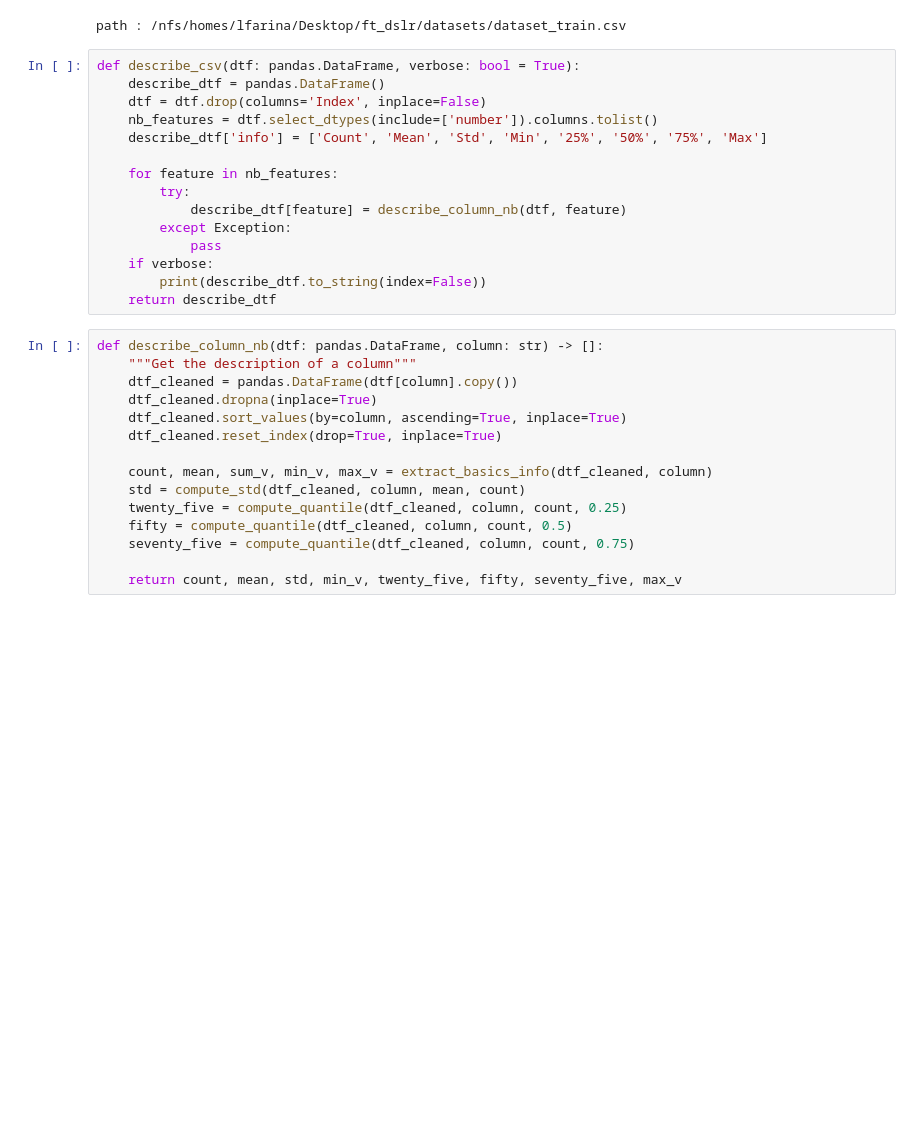
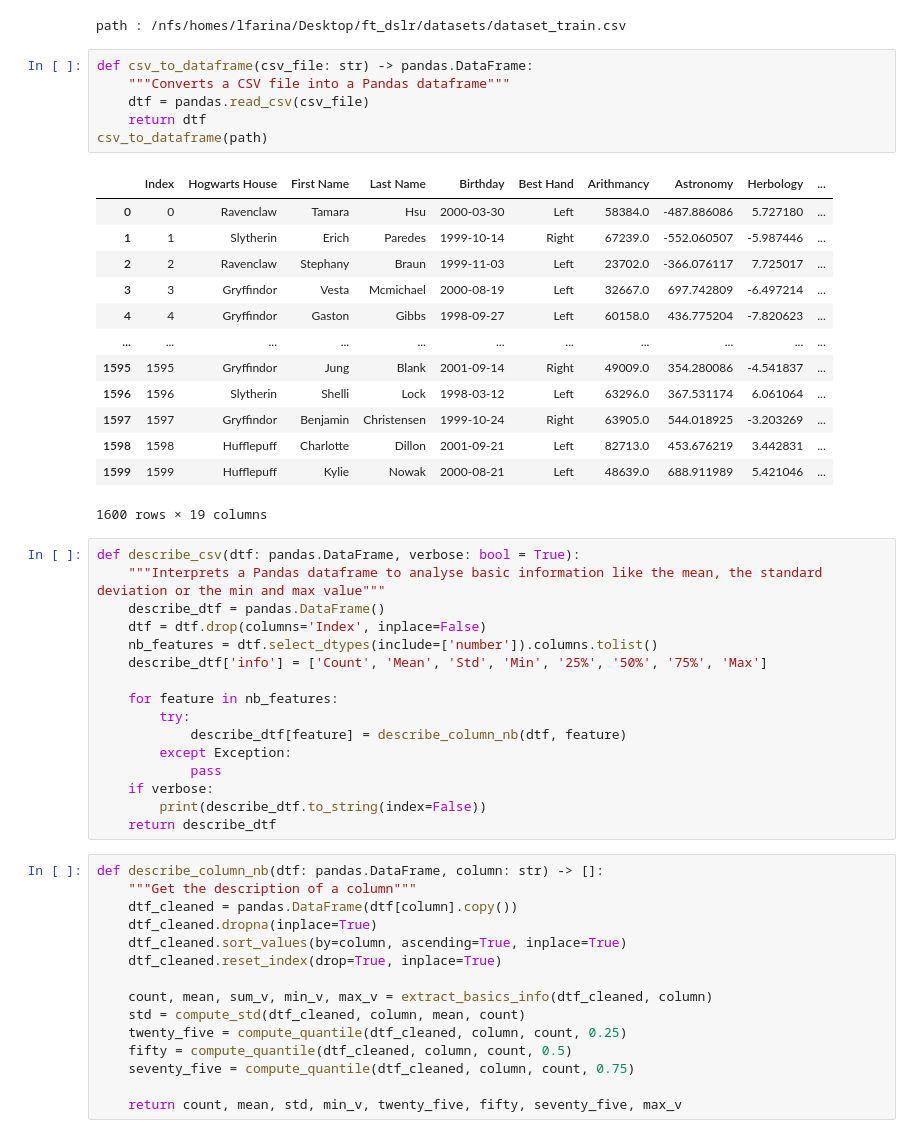
Before and after one commit to farinaleo/ft_dslr, a Jupyter notebook: ft_dslr/describe.ipynb, the cells around one changed output. Saved outputs shown, nothing was run; the diff lists cells and outputs as text; blank space fills up the shorter version.

```diff
--- a/ft_dslr/describe.ipynb
+++ b/ft_dslr/describe.ipynb
@@ -9,8 +9,29 @@ path = data["describe_path"]
 print(f'path : {path}')
 # %% [output]
 path : /nfs/homes/lfarina/Desktop/ft_dslr/datasets/dataset_train.csv
+# %%
+def csv_to_dataframe(csv_file: str) -> pandas.DataFrame:
+    """Converts a CSV file into a Pandas dataframe"""
+    dtf = pandas.read_csv(csv_file)
+    return dtf
+csv_to_dataframe(path)
+# %% [output]
+|  | Index | Hogwarts House | First Name | Last Name | Birthday | Best Hand | Arithmancy | Astronomy | Herbology | ... |
+| 0 | 0 | Ravenclaw | Tamara | Hsu | 2000-03-30 | Left | 58384.0 | -487.886086 | 5.727180 | ... |
+| 1 | 1 | Slytherin | Erich | Paredes | 1999-10-14 | Right | 67239.0 | -552.060507 | -5.987446 | ... |
+| 2 | 2 | Ravenclaw | Stephany | Braun | 1999-11-03 | Left | 23702.0 | -366.076117 | 7.725017 | ... |
+| 3 | 3 | Gryffindor | Vesta | Mcmichael | 2000-08-19 | Left | 32667.0 | 697.742809 | -6.497214 | ... |
+| 4 | 4 | Gryffindor | Gaston | Gibbs | 1998-09-27 | Left | 60158.0 | 436.775204 | -7.820623 | ... |
+| ... | ... | ... | ... | ... | ... | ... | ... | ... | ... | ... |
+| 1595 | 1595 | Gryffindor | Jung | Blank | 2001-09-14 | Right | 49009.0 | 354.280086 | -4.541837 | ... |
+| 1596 | 1596 | Slytherin | Shelli | Lock | 1998-03-12 | Left | 63296.0 | 367.531174 | 6.061064 | ... |
+| 1597 | 1597 | Gryffindor | Benjamin | Christensen | 1999-10-24 | Right | 63905.0 | 544.018925 | -3.203269 | ... |
+| 1598 | 1598 | Hufflepuff | Charlotte | Dillon | 2001-09-21 | Left | 82713.0 | 453.676219 | 3.442831 | ... |
+| 1599 | 1599 | Hufflepuff | Kylie | Nowak | 2000-08-21 | Left | 48639.0 | 688.911989 | 5.421046 | ... |
+1600 rows × 19 columns
 # %%
 def describe_csv(dtf: pandas.DataFrame, verbose: bool = True):
+    """Interprets a Pandas dataframe to analyse basic information like the mean, the standard deviation or the min and max value"""
     describe_dtf = pandas.DataFrame()
     dtf = dtf.drop(columns='Index', inplace=False)
     nb_features = dtf.select_dtypes(include=['number']).columns.tolist()
```
Also changed, not shown: parts of 1 cell of this notebook, 2 other files.
